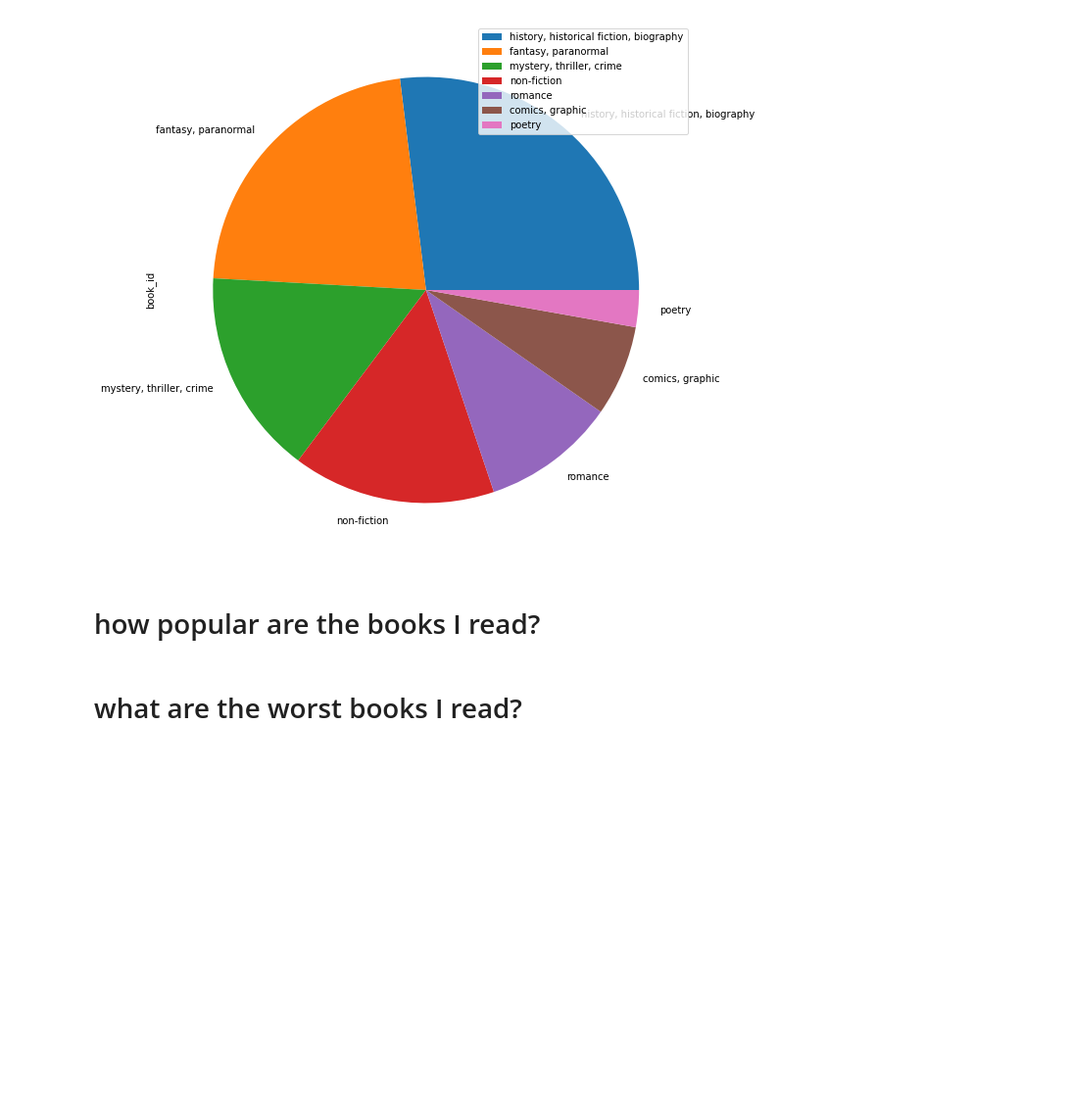
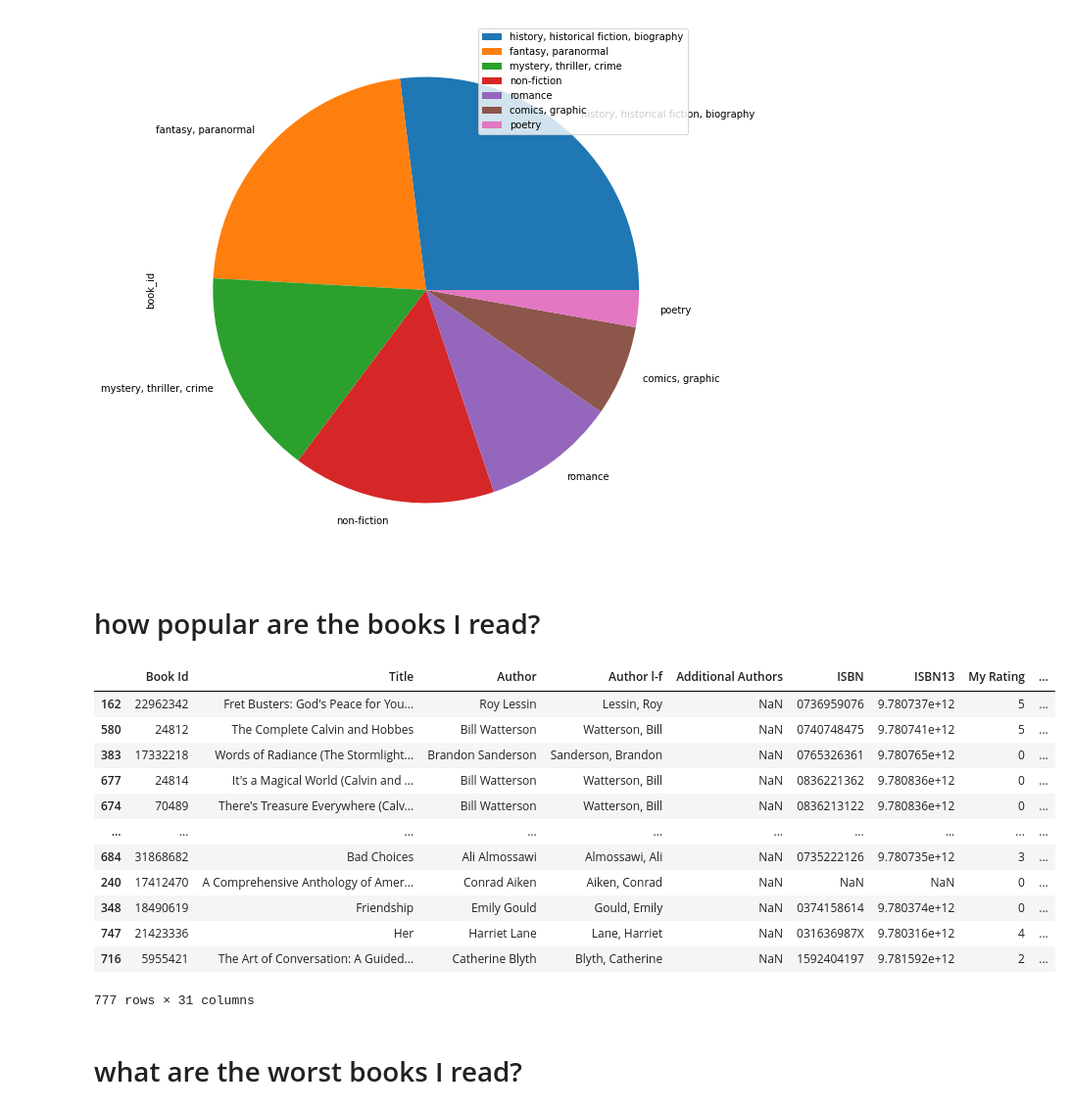
Before and after one commit to ruthrootz/goodreads-data-science, a Jupyter notebook: what-i-read.ipynb, the cells around one changed output. Shown at 98% size. Drawn from its saved outputs; the diff is of its cells as text; code cells hidden in the pictures; blank space fills up the shorter version.

```diff
--- a/what-i-read.ipynb
+++ b/what-i-read.ipynb
@@ -93,8 +93,23 @@ my_genres.plot.pie(y = 'book_id', figsize = (10, 10), labels = my_genres.genre)
 # %% [markdown]
 # how popular are the books I read?
 # %%
-# sort by rating
+books = books.sort_values('Average Rating', ascending = False)
+books
 # put top 10 in a bar chart
+# %% [output]
+|  | Book Id | Title | Author | Author l-f | Additional Authors | ISBN | ISBN13 | My Rating | ... |
+| 162 | 22962342 | Fret Busters: God's Peace for You... | Roy Lessin | Lessin, Roy | NaN | 0736959076 | 9.780737e+12 | 5 | ... |
+| 580 | 24812 | The Complete Calvin and Hobbes | Bill Watterson | Watterson, Bill | NaN | 0740748475 | 9.780741e+12 | 5 | ... |
+| 383 | 17332218 | Words of Radiance (The Stormlight... | Brandon Sanderson | Sanderson, Brandon | NaN | 0765326361 | 9.780765e+12 | 0 | ... |
+| 677 | 24814 | It's a Magical World (Calvin and ... | Bill Watterson | Watterson, Bill | NaN | 0836221362 | 9.780836e+12 | 0 | ... |
+| 674 | 70489 | There's Treasure Everywhere (Calv... | Bill Watterson | Watterson, Bill | NaN | 0836213122 | 9.780836e+12 | 0 | ... |
+| ... | ... | ... | ... | ... | ... | ... | ... | ... | ... |
+| 684 | 31868682 | Bad Choices | Ali Almossawi | Almossawi, Ali | NaN | 0735222126 | 9.780735e+12 | 3 | ... |
+| 240 | 17412470 | A Comprehensive Anthology of Amer... | Conrad Aiken | Aiken, Conrad | NaN | NaN | NaN | 0 | ... |
+| 348 | 18490619 | Friendship | Emily Gould | Gould, Emily | NaN | 0374158614 | 9.780374e+12 | 0 | ... |
+| 747 | 21423336 | Her | Harriet Lane | Lane, Harriet | NaN | 031636987X | 9.780316e+12 | 4 | ... |
+| 716 | 5955421 | The Art of Conversation: A Guided... | Catherine Blyth | Blyth, Catherine | NaN | 1592404197 | 9.781592e+12 | 2 | ... |
+777 rows × 31 columns
 # %% [markdown]
 # what are the worst books I read?
 # %%
```
